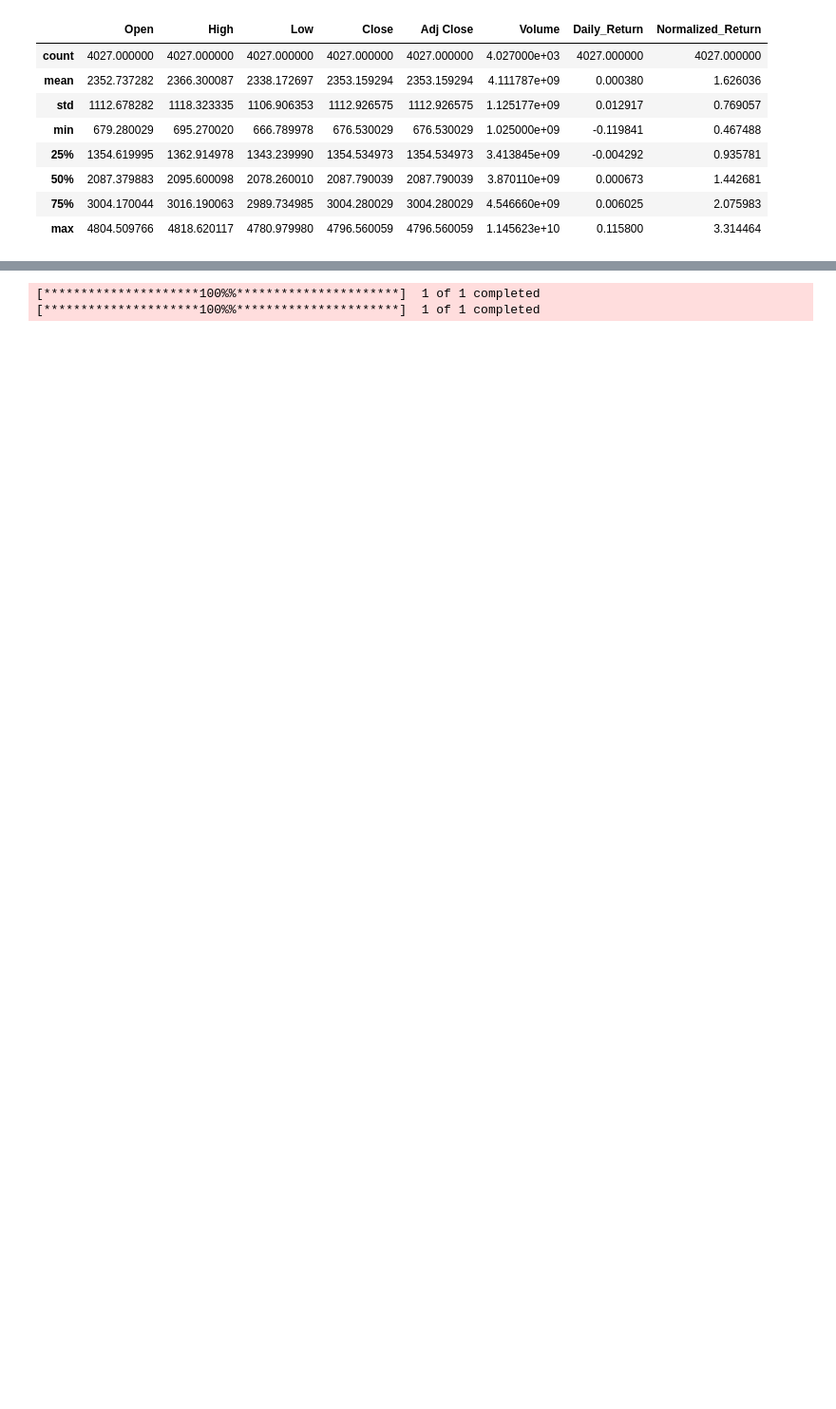
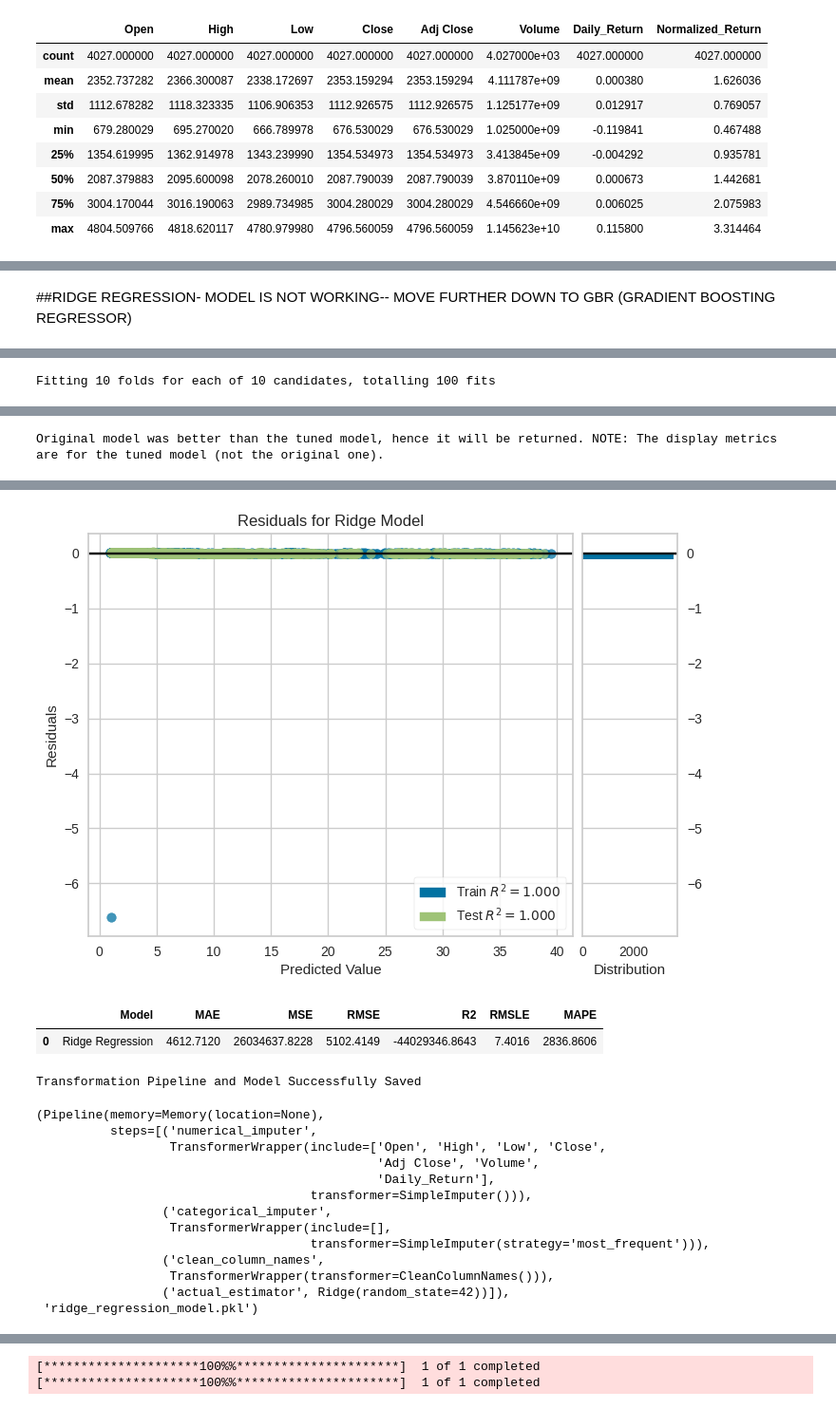
Before and after one commit to jeradmelgard/CAPM, a Jupyter notebook: CAPM.ipynb, the cells around one changed output, grey strips where cells are left out. Shown at 95% size. Cells and saved outputs as stored; diff of their text form; code cells hidden in the pictures; blank space fills up the shorter version.

```diff
--- a/CAPM.ipynb
+++ b/CAPM.ipynb
@@ -123,0 +294,36 @@ df_xom.describe()
+# %% [markdown]
+##RIDGE REGRESSION- MODEL IS NOT WORKING-- MOVE FURTHER DOWN TO GBR (GRADIENT BOOSTING REGRESSOR)
+# %%
+# Install PyCaret (if not already installed)
+# !pip install pycaret
+
+# Import necessary libraries
+#import pandas as pd
+#from pycaret.regression import *
+
+# Load your dataset (replace with your actual data)
+# df_spx = pd.read_csv('your_data.csv')
+
+# Initialize PyCaret environment
+exp_reg = setup(data=df_xom, target='Normalized_Return', session_id=42)
+
+# Create a Ridge Regression model
+ridge_model = create_model('ridge')
+
+# Tune the model
+tuned_ridge_model = tune_model(ridge_model)
+
+# Analyze model performance
+plot_model(tuned_ridge_model, plot='residuals')
+
+# Finalize the best model
+final_ridge_model = finalize_model(tuned_ridge_model)
+
+# Make predictions
+predictions = predict_model(final_ridge_model, data=df_spx)
+
+# Save the model
+save_model(final_ridge_model, 'ridge_regression_model')
+
+# Load the model later using load_model('ridge_regression_model')
+# %% [output]
@@ -123,0 +378 @@ df_xom.describe()
+Fitting 10 folds for each of 10 candidates, totalling 100 fits
@@ -123,0 +380 @@ df_xom.describe()
+Original model was better than the tuned model, hence it will be returned. NOTE: The display metrics are for the tuned model (not the original one).
@@ -123,0 +382,17 @@ df_xom.describe()
+[figure, added]
+|  | Model | MAE | MSE | RMSE | R2 | RMSLE | MAPE |
+| 0 | Ridge Regression | 4612.7120 | 26034637.8228 | 5102.4149 | -44029346.8643 | 7.4016 | 2836.8606 |
+Transformation Pipeline and Model Successfully Saved
+(Pipeline(memory=Memory(location=None),
+          steps=[('numerical_imputer',
+                  TransformerWrapper(include=['Open', 'High', 'Low', 'Close',
+                                              'Adj Close', 'Volume',
+                                              'Daily_Return'],
+                                     transformer=SimpleImputer())),
+                 ('categorical_imputer',
+                  TransformerWrapper(include=[],
+                                     transformer=SimpleImputer(strategy='most_frequent'))),
+                 ('clean_column_names',
+                  TransformerWrapper(transformer=CleanColumnNames())),
+                 ('actual_estimator', Ridge(random_state=42))]),
+ 'ridge_regression_model.pkl')
```
Also changed, not shown: parts of 46 cells of this notebook.
